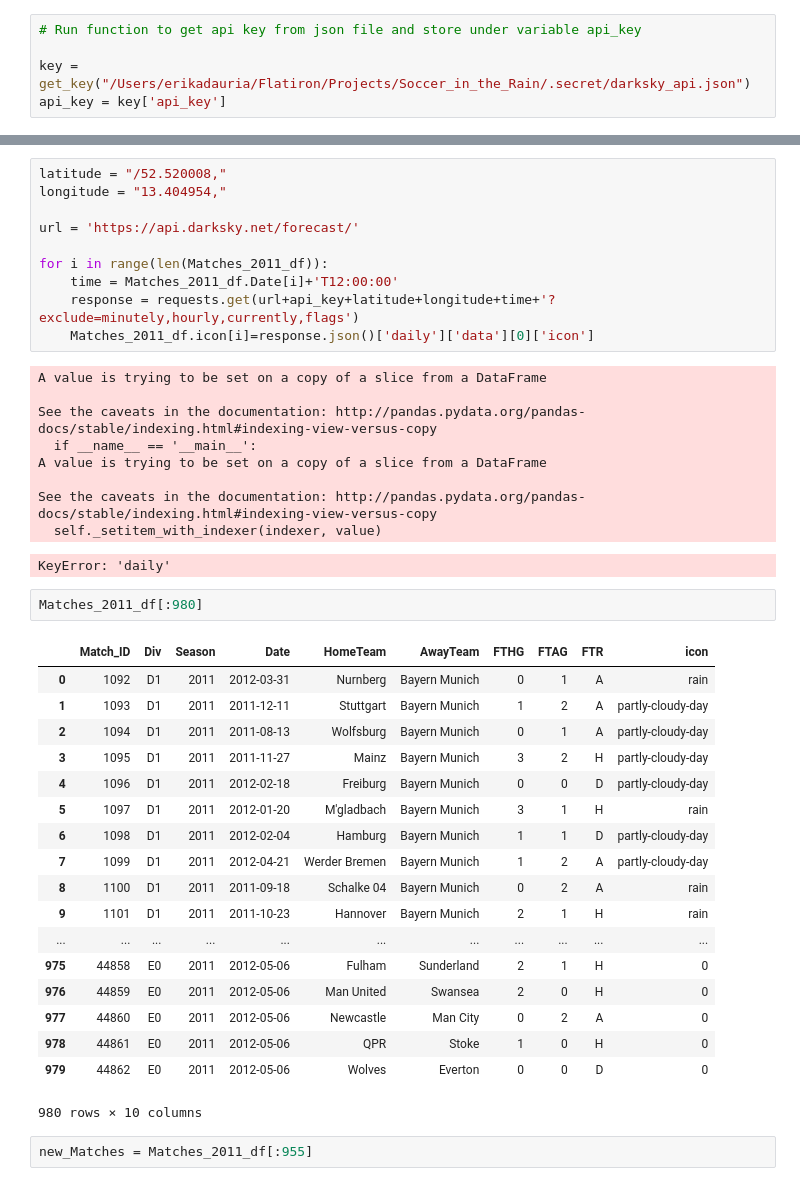
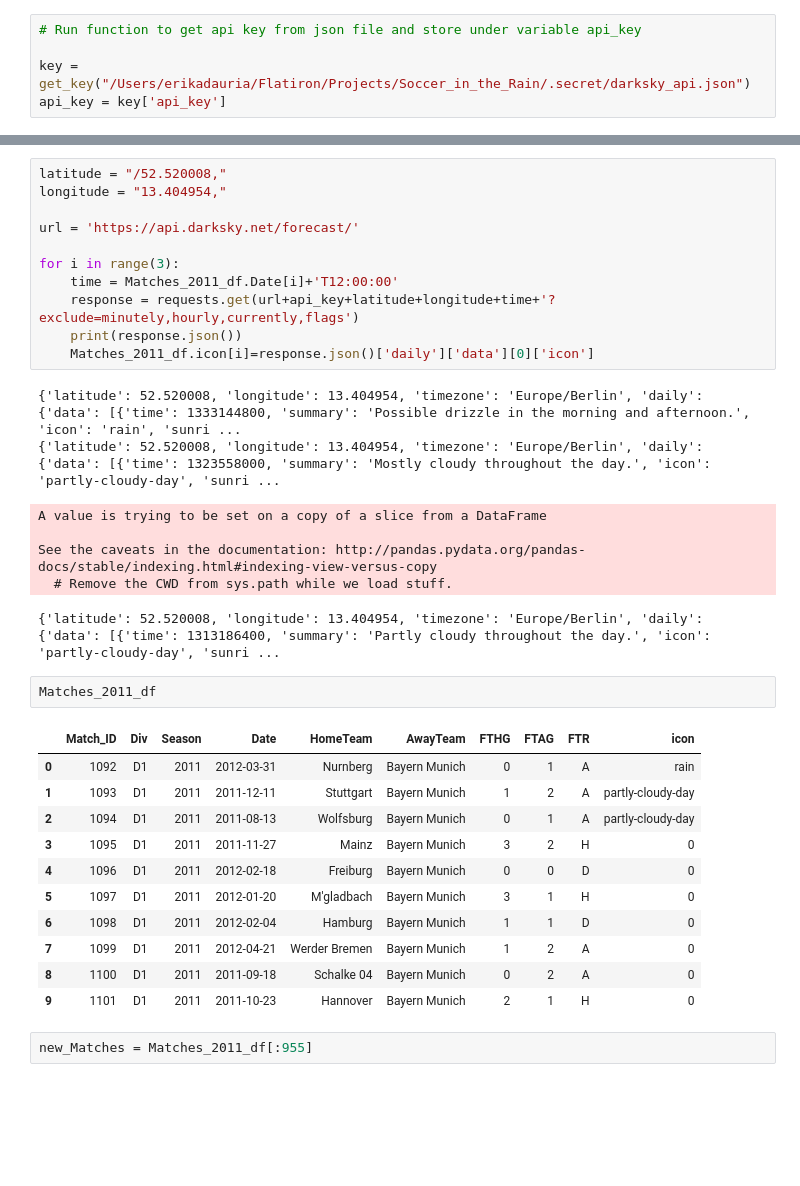
Before and after one commit to erikajane/Soccer_in_the_Rain, a Jupyter notebook: Work.ipynb, the cells around one changed output, grey strips where cells are left out. Drawn from its saved outputs; the diff is of its cells as text; blank space fills up the shorter version.

```diff
--- a/Work.ipynb
+++ b/Work.ipynb
@@ -211,41 +216,33 @@ longitude = "13.404954,"
 
 url = 'https://api.darksky.net/forecast/'
 
-for i in range(len(Matches_2011_df)):
+for i in range(3):
     time = Matches_2011_df.Date[i]+'T12:00:00'
     response = requests.get(url+api_key+latitude+longitude+time+'?exclude=minutely,hourly,currently,flags')
+    print(response.json())
     Matches_2011_df.icon[i]=response.json()['daily']['data'][0]['icon']
 # %% [output]
-A value is trying to be set on a copy of a slice from a DataFrame
-
-See the caveats in the documentation: http://pandas.pydata.org/pandas-docs/stable/indexing.html#indexing-view-versus-copy
-  if __name__ == '__main__':
-A value is trying to be set on a copy of a slice from a DataFrame
-
-See the caveats in the documentation: http://pandas.pydata.org/pandas-docs/stable/indexing.html#indexing-view-versus-copy
-  self._setitem_with_indexer(indexer, value)
+{'latitude': 52.520008, 'longitude': 13.404954, 'timezone': 'Europe/Berlin', 'daily': {'data': [{'time': 1333144800, 'summary': 'Possible drizzle in the morning and afternoon.', 'icon': 'rain', 'sunri ...
+{'latitude': 52.520008, 'longitude': 13.404954, 'timezone': 'Europe/Berlin', 'daily': {'data': [{'time': 1323558000, 'summary': 'Mostly cloudy throughout the day.', 'icon': 'partly-cloudy-day', 'sunri ...
-KeyError: 'daily'
+A value is trying to be set on a copy of a slice from a DataFrame
+
+See the caveats in the documentation: http://pandas.pydata.org/pandas-docs/stable/indexing.html#indexing-view-versus-copy
+  # Remove the CWD from sys.path while we load stuff.
+{'latitude': 52.520008, 'longitude': 13.404954, 'timezone': 'Europe/Berlin', 'daily': {'data': [{'time': 1313186400, 'summary': 'Partly cloudy throughout the day.', 'icon': 'partly-cloudy-day', 'sunri ...
 # %%
-Matches_2011_df[:980]
+Matches_2011_df
 # %% [output]
 |  | Match_ID | Div | Season | Date | HomeTeam | AwayTeam | FTHG | FTAG | FTR | icon |
 | 0 | 1092 | D1 | 2011 | 2012-03-31 | Nurnberg | Bayern Munich | 0 | 1 | A | rain |
 | 1 | 1093 | D1 | 2011 | 2011-12-11 | Stuttgart | Bayern Munich | 1 | 2 | A | partly-cloudy-day |
 | 2 | 1094 | D1 | 2011 | 2011-08-13 | Wolfsburg | Bayern Munich | 0 | 1 | A | partly-cloudy-day |
-| 3 | 1095 | D1 | 2011 | 2011-11-27 | Mainz | Bayern Munich | 3 | 2 | H | partly-cloudy-day |
-| 4 | 1096 | D1 | 2011 | 2012-02-18 | Freiburg | Bayern Munich | 0 | 0 | D | partly-cloudy-day |
-| 5 | 1097 | D1 | 2011 | 2012-01-20 | M'gladbach | Bayern Munich | 3 | 1 | H | rain |
-| 6 | 1098 | D1 | 2011 | 2012-02-04 | Hamburg | Bayern Munich | 1 | 1 | D | partly-cloudy-day |
-| 7 | 1099 | D1 | 2011 | 2012-04-21 | Werder Bremen | Bayern Munich | 1 | 2 | A | partly-cloudy-day |
-| 8 | 1100 | D1 | 2011 | 2011-09-18 | Schalke 04 | Bayern Munich | 0 | 2 | A | rain |
-| 9 | 1101 | D1 | 2011 | 2011-10-23 | Hannover | Bayern Munich | 2 | 1 | H | rain |
-| ... | ... | ... | ... | ... | ... | ... | ... | ... | ... | ... |
-| 975 | 44858 | E0 | 2011 | 2012-05-06 | Fulham | Sunderland | 2 | 1 | H | 0 |
-| 976 | 44859 | E0 | 2011 | 2012-05-06 | Man United | Swansea | 2 | 0 | H | 0 |
-| 977 | 44860 | E0 | 2011 | 2012-05-06 | Newcastle | Man City | 0 | 2 | A | 0 |
-| 978 | 44861 | E0 | 2011 | 2012-05-06 | QPR | Stoke | 1 | 0 | H | 0 |
-| 979 | 44862 | E0 | 2011 | 2012-05-06 | Wolves | Everton | 0 | 0 | D | 0 |
+| 3 | 1095 | D1 | 2011 | 2011-11-27 | Mainz | Bayern Munich | 3 | 2 | H | 0 |
+| 4 | 1096 | D1 | 2011 | 2012-02-18 | Freiburg | Bayern Munich | 0 | 0 | D | 0 |
+| 5 | 1097 | D1 | 2011 | 2012-01-20 | M'gladbach | Bayern Munich | 3 | 1 | H | 0 |
+| 6 | 1098 | D1 | 2011 | 2012-02-04 | Hamburg | Bayern Munich | 1 | 1 | D | 0 |
+| 7 | 1099 | D1 | 2011 | 2012-04-21 | Werder Bremen | Bayern Munich | 1 | 2 | A | 0 |
+| 8 | 1100 | D1 | 2011 | 2011-09-18 | Schalke 04 | Bayern Munich | 0 | 2 | A | 0 |
+| 9 | 1101 | D1 | 2011 | 2011-10-23 | Hannover | Bayern Munich | 2 | 1 | H | 0 |
-980 rows × 10 columns
 # %%
 new_Matches = Matches_2011_df[:955]
 # %%
```
Also changed, not shown: parts of 3 cells of this notebook, 3 other files.
